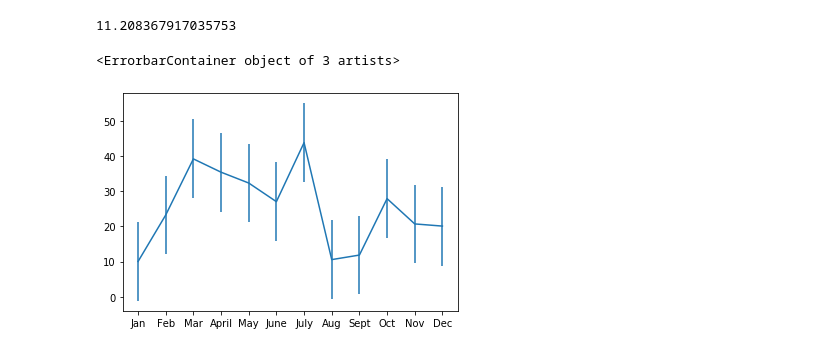
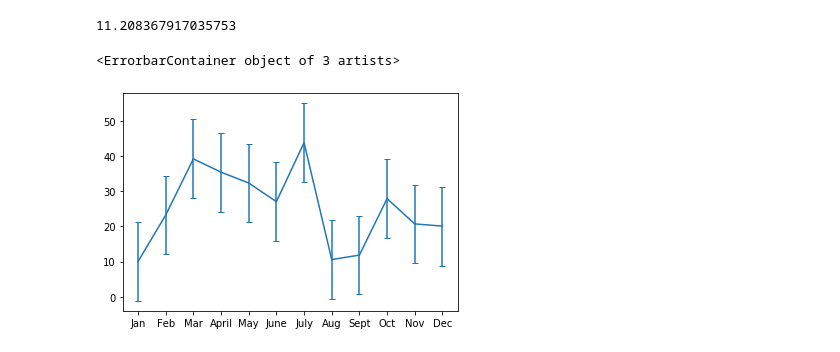
Before and after one commit to tranchan72/PyBer_Analysis, a Jupyter notebook: matplotlib_statistics_practice.ipynb, the cells around one changed output. Cells and saved outputs as stored; diff of their text form; code cells hidden in the pictures.

```diff
--- a/matplotlib_statistics_practice.ipynb
+++ b/matplotlib_statistics_practice.ipynb
@@ -17,7 +17,7 @@ stdev
 # %% [output]
 11.208367917035753
 # %%
-plt.errorbar(x_axis, y_axis, yerr=stdev)
+plt.errorbar(x_axis, y_axis, yerr=stdev, capsize=3)
 # %% [output]
 <ErrorbarContainer object of 3 artists>
-[figure, old version]
+[figure, new version]
```
Also changed, not shown: parts of 13 cells of this notebook.
